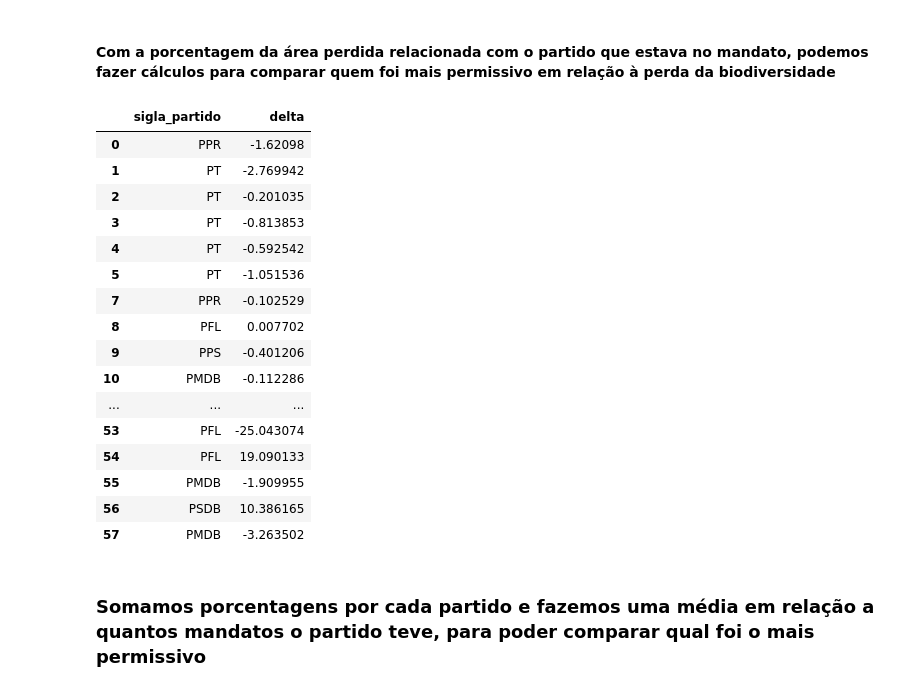
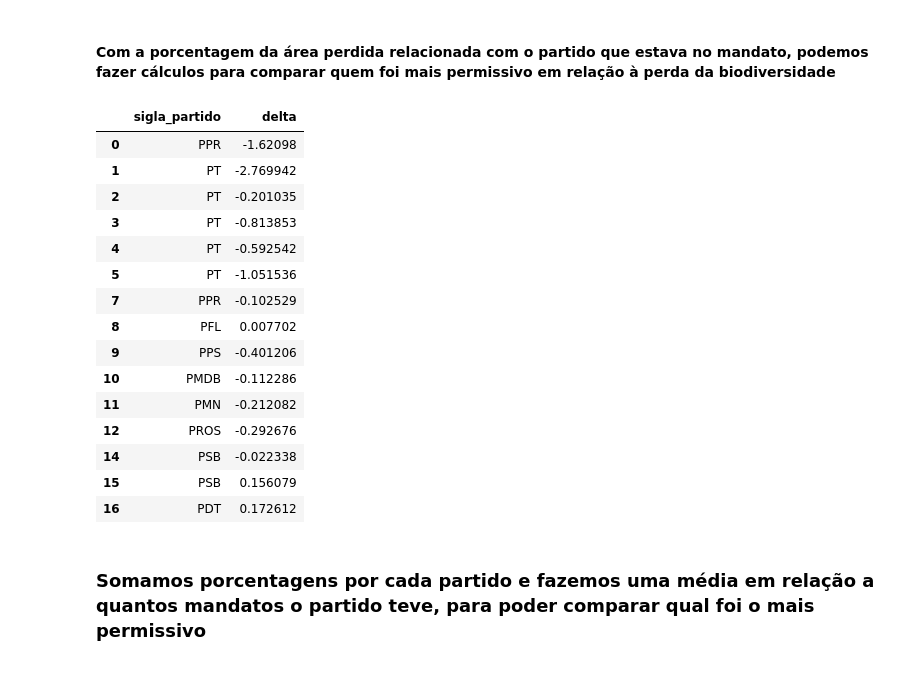
Before and after one commit to marcelo-campa/PS_Analytica, a Jupyter notebook: ProjetoAnalytica.ipynb, the cells around one changed output. Saved outputs shown, nothing was run; the diff lists cells and outputs as text; code cells hidden in the pictures.

```diff
--- a/ProjetoAnalytica.ipynb
+++ b/ProjetoAnalytica.ipynb
@@ -178,25 +195,24 @@ deltadb = deltadb.dropna()
 # %%
 #Vamos usar as duas colunas, a que indica o partido que governou, e o saldo do mandato em relação a área do bioma
 ptbioma= deltadb[['sigla_partido','delta'] ]
-ptbioma
+ptbioma.head(15)
 # %% [output]
 |  | sigla_partido | delta |
 | 0 | PPR | -1.62098 |
 | 1 | PT | -2.769942 |
 | 2 | PT | -0.201035 |
 | 3 | PT | -0.813853 |
 | 4 | PT | -0.592542 |
 | 5 | PT | -1.051536 |
 | 7 | PPR | -0.102529 |
 | 8 | PFL | 0.007702 |
 | 9 | PPS | -0.401206 |
 | 10 | PMDB | -0.112286 |
-| ... | ... | ... |
-| 53 | PFL | -25.043074 |
-| 54 | PFL | 19.090133 |
-| 55 | PMDB | -1.909955 |
-| 56 | PSDB | 10.386165 |
-| 57 | PMDB | -3.263502 |
+| 11 | PMN | -0.212082 |
+| 12 | PROS | -0.292676 |
+| 14 | PSB | -0.022338 |
+| 15 | PSB | 0.156079 |
+| 16 | PDT | 0.172612 |
 # %% [markdown]
 <h3> Somamos porcentagens por cada partido e fazemos uma média em relação a quantos mandatos o partido teve, para poder comparar qual foi o mais permissivo
 # %% [markdown]
```
Also changed, not shown: parts of 19 cells of this notebook.
